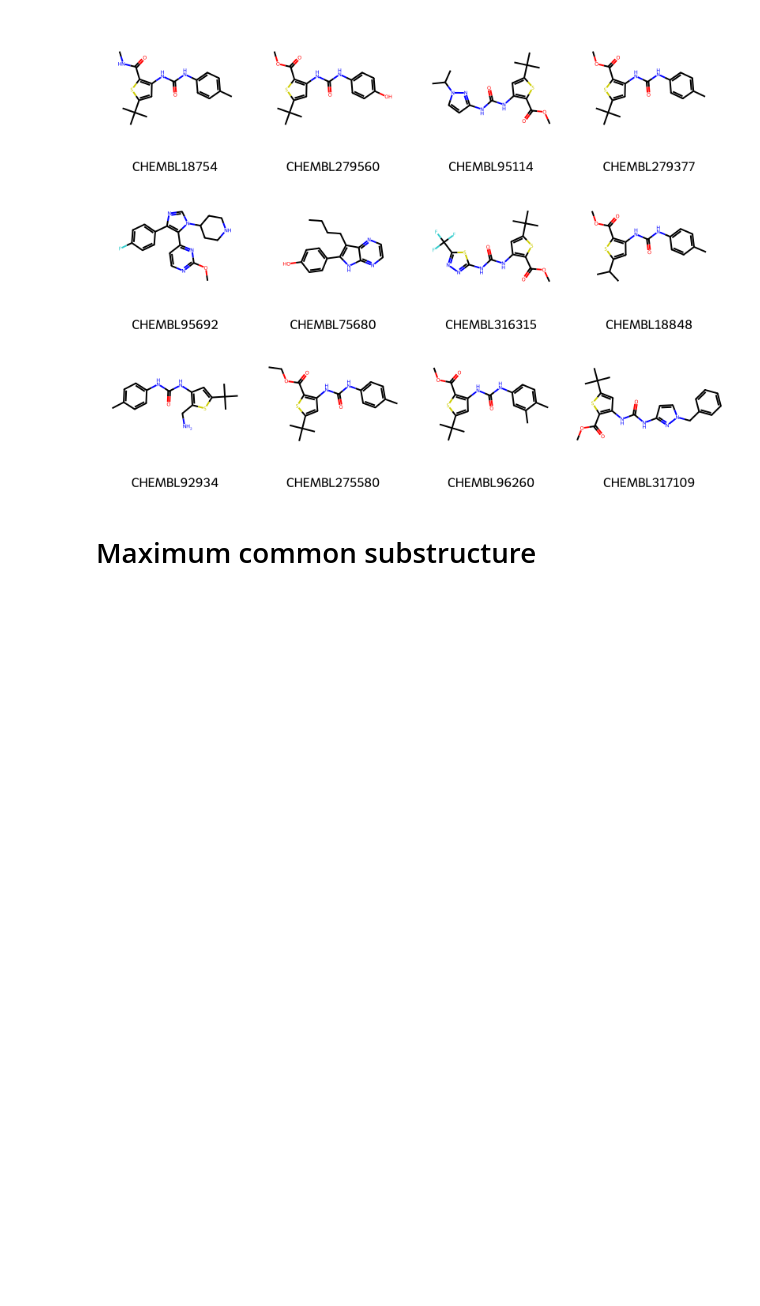
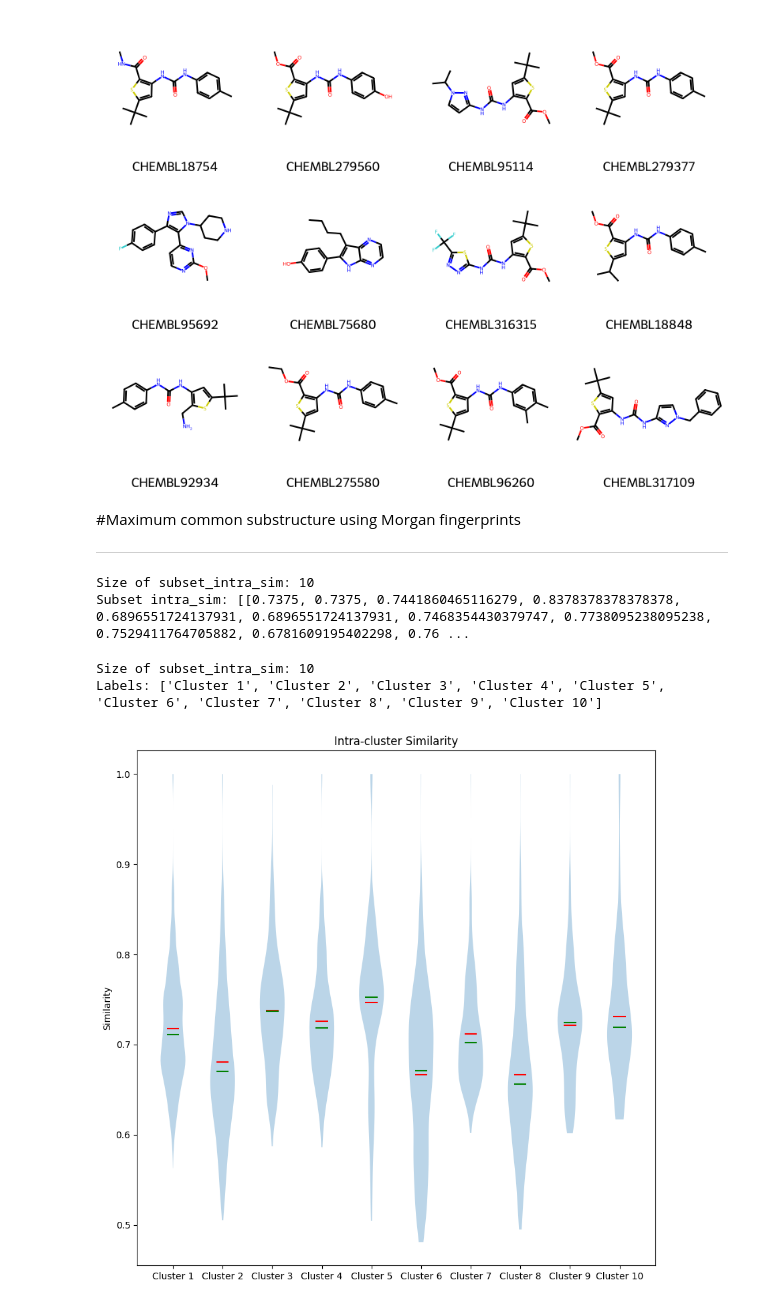
Before and after one commit to xelothi/ML-for-kinase-inhibitors-development, a Jupyter notebook: clustering_algorithms.ipynb, the cells around one changed output. Drawn from its saved outputs; the diff is of its cells as text; code cells hidden in the pictures; blank space fills up the shorter version.

```diff
--- a/clustering_algorithms.ipynb
+++ b/clustering_algorithms.ipynb
@@ -333,4 +341,6 @@ Draw.MolsToGridImage([mols[i][0] for i in range(min(12, len(mols)))], legends=[m
 # %% [output]
 [figure]
 # %% [markdown]
-# Maximum common substructure
+#Maximum common substructure using Morgan fingerprints
+
+---
@@ -357,2 +347,32 @@ def visualize_mcs(molecules, threshold=0.8, save_path=None):
+# %%
+mol_fps_per_cluster_morgan = []
+for cluster in MorganFingerprints_tan_cluster[:10]:
+    mol_val = [mols[i][0] for i in cluster]
+    mol_fps_morg = [AllChem.GetMorganFingerprintAsBitVect(m, 3, nBits=32784, useFeatures=True) for m in mol_val]
+    mol_fps_per_cluster_morgan.append(mol_fps_morg)
+
+
+intra_sim_morgan = intra_tanimoto(mol_fps_per_cluster_morgan)
+# %%
+subset_intra_sim_morgan = intra_sim_morgan[:10]
+print("Size of subset_intra_sim:", len(subset_intra_sim_morgan))
+print("Subset intra_sim:", subset_intra_sim_morgan)
+# %% [output]
+Size of subset_intra_sim: 10
+Subset intra_sim: [[0.7375, 0.7375, 0.7441860465116279, 0.8378378378378378, 0.6896551724137931, 0.6896551724137931, 0.7468354430379747, 0.7738095238095238, 0.7529411764705882, 0.6781609195402298, 0.76 ...
+# %%
+subset_intra_sim_morgan = intra_sim_morgan[:10]
+print("Size of subset_intra_sim:", len(subset_intra_sim_morgan))
+
+# Generate labels for the violin plot
+labels = [f"Cluster {i+1}" for i in range(len(subset_intra_sim_morgan))]
+print("Labels:", labels)
+
+# Plot the violin plot
+plot_violin(subset_intra_sim_morgan, labels)
+# %% [output]
+Size of subset_intra_sim: 10
+Labels: ['Cluster 1', 'Cluster 2', 'Cluster 3', 'Cluster 4', 'Cluster 5', 'Cluster 6', 'Cluster 7', 'Cluster 8', 'Cluster 9', 'Cluster 10']
+[figure, added]
 # %%
 mols = [Chem.MolFromSmiles(smiles) for smiles in df['std_smiles']]
```
Also changed, not shown: parts of 22 cells of this notebook.
